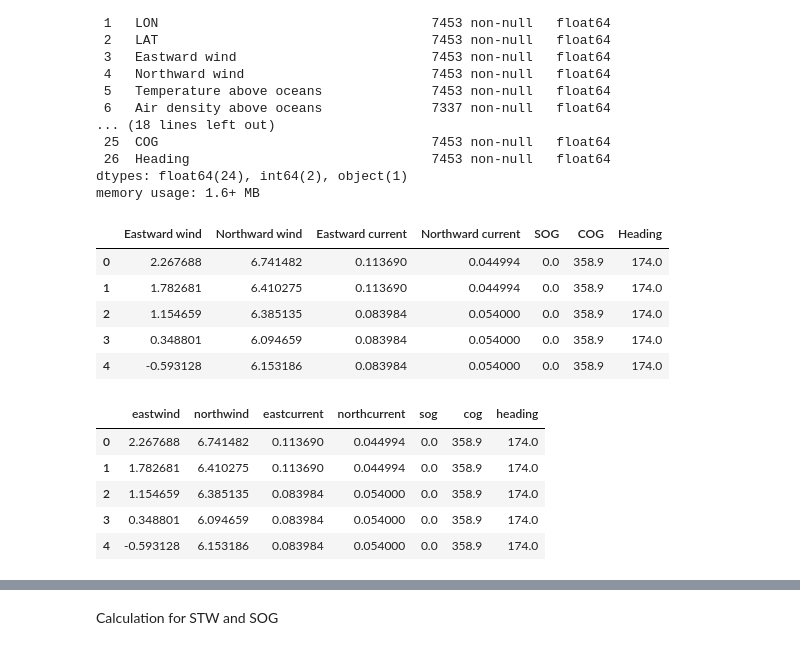
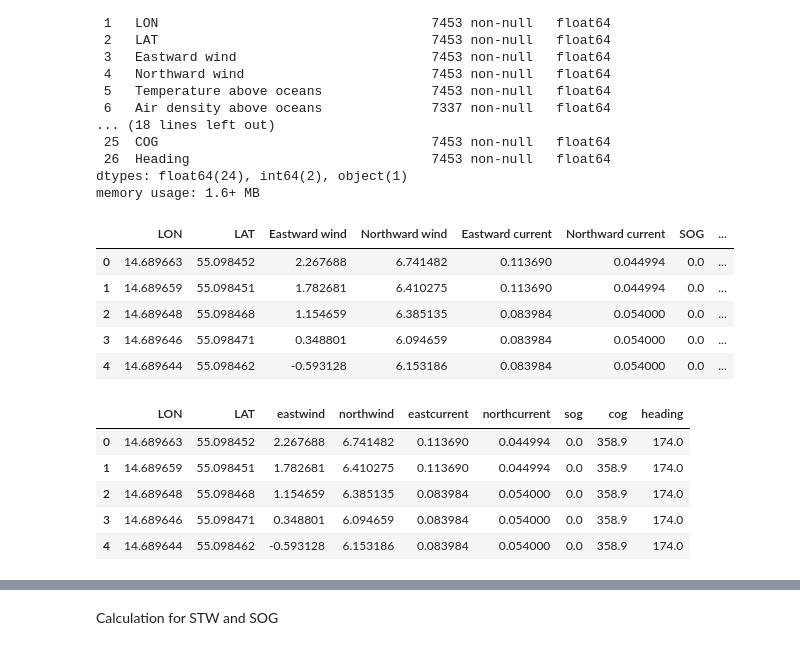
Before and after one commit to hiwafi/thesis-ais, a Jupyter notebook: AIS_cur_wind_processing.ipynb, the cells around one changed output, grey strips where cells are left out. Saved outputs shown, nothing was run; the diff lists cells and outputs as text; code cells hidden in the pictures.

```diff
--- a/AIS_cur_wind_processing.ipynb
+++ b/AIS_cur_wind_processing.ipynb
@@ -71,27 +71,27 @@ Data columns (total 27 columns):
 dtypes: float64(24), int64(2), object(1)
 memory usage: 1.6+ MB
 # %%
-dfship_pre3 = dfship_pre2.drop(dfship_pre2.columns[[0,1,2,5,6,7,8,9,10,11,12,13,14,15,16,17,18,21,22,23]],axis=1)
+dfship_pre3 = dfship_pre2.drop(dfship_pre2.columns[[0,5,6,7,8,9,10,11,12,13,14,15,16,17,18,21,22,23]],axis=1)
 dfship_pre3.head(n=5)
 # %% [output]
-|  | Eastward wind | Northward wind | Eastward current | Northward current | SOG | COG | Heading |
-| 0 | 2.267688 | 6.741482 | 0.113690 | 0.044994 | 0.0 | 358.9 | 174.0 |
-| 1 | 1.782681 | 6.410275 | 0.113690 | 0.044994 | 0.0 | 358.9 | 174.0 |
-| 2 | 1.154659 | 6.385135 | 0.083984 | 0.054000 | 0.0 | 358.9 | 174.0 |
-| 3 | 0.348801 | 6.094659 | 0.083984 | 0.054000 | 0.0 | 358.9 | 174.0 |
-| 4 | -0.593128 | 6.153186 | 0.083984 | 0.054000 | 0.0 | 358.9 | 174.0 |
+|  | LON | LAT | Eastward wind | Northward wind | Eastward current | Northward current | SOG | ... |
+| 0 | 14.689663 | 55.098452 | 2.267688 | 6.741482 | 0.113690 | 0.044994 | 0.0 | ... |
+| 1 | 14.689659 | 55.098451 | 1.782681 | 6.410275 | 0.113690 | 0.044994 | 0.0 | ... |
+| 2 | 14.689648 | 55.098468 | 1.154659 | 6.385135 | 0.083984 | 0.054000 | 0.0 | ... |
+| 3 | 14.689646 | 55.098471 | 0.348801 | 6.094659 | 0.083984 | 0.054000 | 0.0 | ... |
+| 4 | 14.689644 | 55.098462 | -0.593128 | 6.153186 | 0.083984 | 0.054000 | 0.0 | ... |
 # %%
 dfship_pre3 = dfship_pre3.rename({'Eastward wind': 'eastwind', 'Northward wind': 'northwind',
                            'Eastward current': 'eastcurrent', 'Northward current': 'northcurrent',
                            'SOG':'sog','COG':'cog','Heading':'heading'},axis=1)
 dfship_pre3.head(n=5)
 # %% [output]
-|  | eastwind | northwind | eastcurrent | northcurrent | sog | cog | heading |
-| 0 | 2.267688 | 6.741482 | 0.113690 | 0.044994 | 0.0 | 358.9 | 174.0 |
-| 1 | 1.782681 | 6.410275 | 0.113690 | 0.044994 | 0.0 | 358.9 | 174.0 |
-| 2 | 1.154659 | 6.385135 | 0.083984 | 0.054000 | 0.0 | 358.9 | 174.0 |
-| 3 | 0.348801 | 6.094659 | 0.083984 | 0.054000 | 0.0 | 358.9 | 174.0 |
-| 4 | -0.593128 | 6.153186 | 0.083984 | 0.054000 | 0.0 | 358.9 | 174.0 |
+|  | LON | LAT | eastwind | northwind | eastcurrent | northcurrent | sog | cog | heading |
+| 0 | 14.689663 | 55.098452 | 2.267688 | 6.741482 | 0.113690 | 0.044994 | 0.0 | 358.9 | 174.0 |
+| 1 | 14.689659 | 55.098451 | 1.782681 | 6.410275 | 0.113690 | 0.044994 | 0.0 | 358.9 | 174.0 |
+| 2 | 14.689648 | 55.098468 | 1.154659 | 6.385135 | 0.083984 | 0.054000 | 0.0 | 358.9 | 174.0 |
+| 3 | 14.689646 | 55.098471 | 0.348801 | 6.094659 | 0.083984 | 0.054000 | 0.0 | 358.9 | 174.0 |
+| 4 | 14.689644 | 55.098462 | -0.593128 | 6.153186 | 0.083984 | 0.054000 | 0.0 | 358.9 | 174.0 |
 # %%
 
 dfship_pre3["windspeed"] = np.sqrt(dfship_pre3["eastwind"]**2 + dfship_pre3["northwind"]**2)
```
Also changed, not shown: parts of 9 cells of this notebook, 1 other file.
